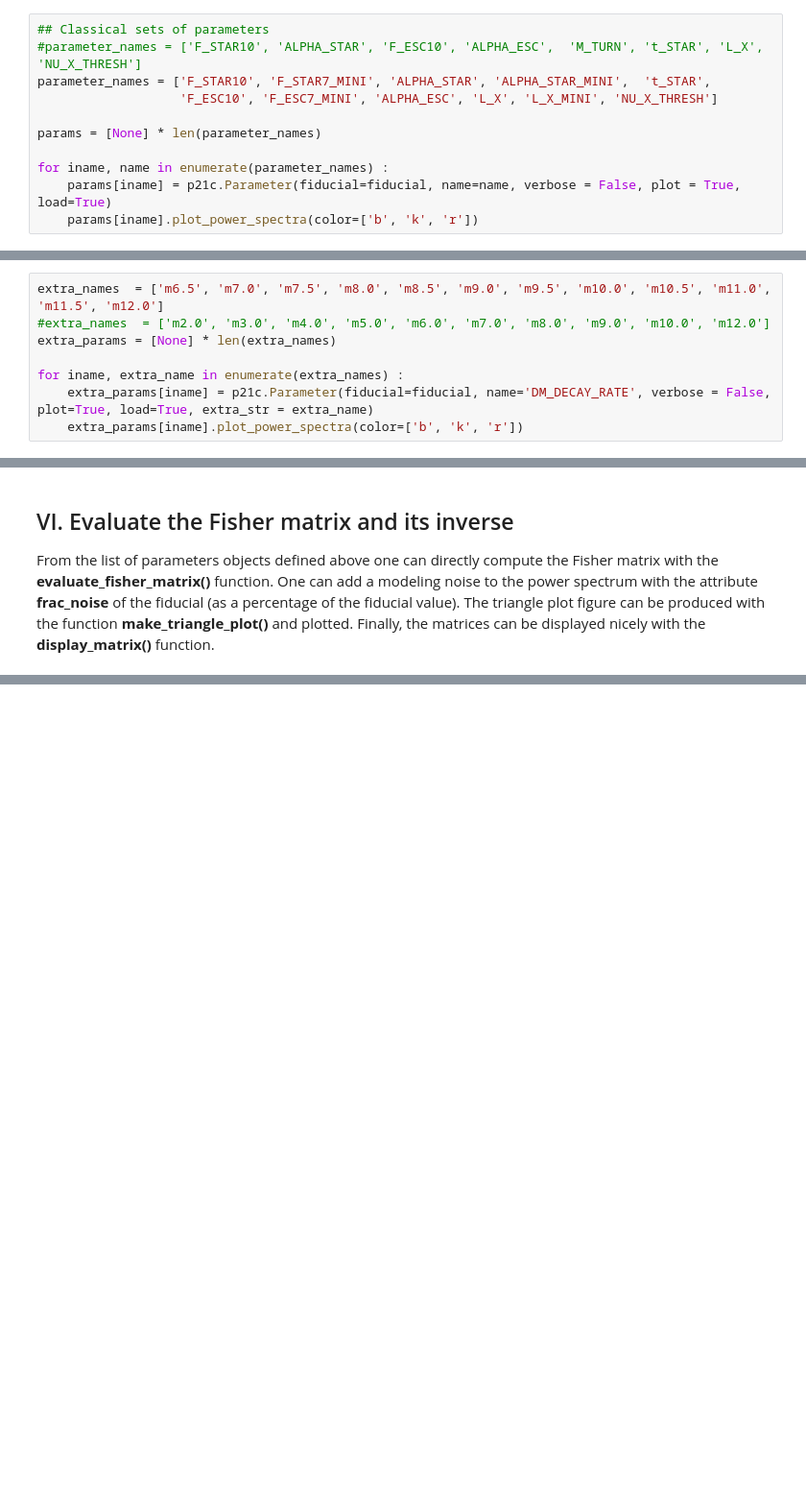
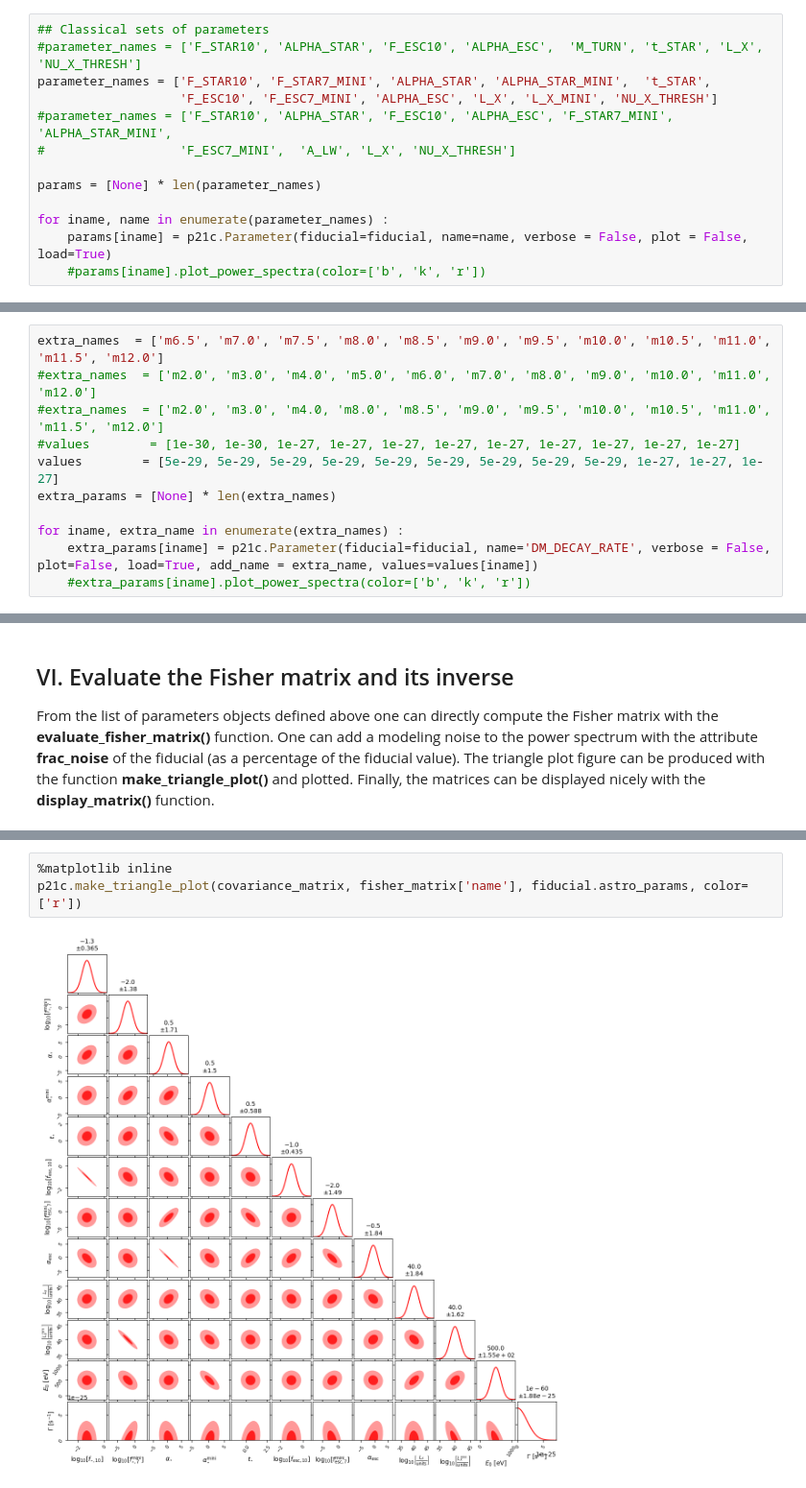
Before and after one commit to gaetanfacchinetti/21cmCAST, a Jupyter notebook: scripts/exec/fisher_constraints.ipynb, the cells around one changed output, grey strips where cells are left out. Shown: that part at 96% size. Drawn from its saved outputs; the diff is of its cells as text; blank space fills up the shorter version.

```diff
--- a/scripts/exec/fisher_constraints.ipynb
+++ b/scripts/exec/fisher_constraints.ipynb
@@ -89,12 +92,14 @@ fiducial.plot_power_spectrum()
 #parameter_names = ['F_STAR10', 'ALPHA_STAR', 'F_ESC10', 'ALPHA_ESC',  'M_TURN', 't_STAR', 'L_X', 'NU_X_THRESH']
 parameter_names = ['F_STAR10', 'F_STAR7_MINI', 'ALPHA_STAR', 'ALPHA_STAR_MINI',  't_STAR',
                    'F_ESC10', 'F_ESC7_MINI', 'ALPHA_ESC', 'L_X', 'L_X_MINI', 'NU_X_THRESH']
+#parameter_names = ['F_STAR10', 'ALPHA_STAR', 'F_ESC10', 'ALPHA_ESC', 'F_STAR7_MINI', 'ALPHA_STAR_MINI',
+#                  'F_ESC7_MINI',  'A_LW', 'L_X', 'NU_X_THRESH']
 
 params = [None] * len(parameter_names)
 
 for iname, name in enumerate(parameter_names) :
-    params[iname] = p21c.Parameter(fiducial=fiducial, name=name, verbose = False, plot = True, load=True)
-    params[iname].plot_power_spectra(color=['b', 'k', 'r'])
+    params[iname] = p21c.Parameter(fiducial=fiducial, name=name, verbose = False, plot = False, load=True)
+    #params[iname].plot_power_spectra(color=['b', 'k', 'r'])
 # %% [output]
 Treating parameter F_STAR10
 Treating parameter F_STAR7_MINI
@@ -111,9 +115,12 @@ Treating parameter NU_X_THRESH
 # %%
 extra_names  = ['m6.5', 'm7.0', 'm7.5', 'm8.0', 'm8.5', 'm9.0', 'm9.5', 'm10.0', 'm10.5', 'm11.0', 'm11.5', 'm12.0']
-#extra_names  = ['m2.0', 'm3.0', 'm4.0', 'm5.0', 'm6.0', 'm7.0', 'm8.0', 'm9.0', 'm10.0', 'm12.0']
+#extra_names  = ['m2.0', 'm3.0', 'm4.0', 'm5.0', 'm6.0', 'm7.0', 'm8.0', 'm9.0', 'm10.0', 'm11.0', 'm12.0']
+#extra_names  = ['m2.0', 'm3.0', 'm4.0, 'm8.0', 'm8.5', 'm9.0', 'm9.5', 'm10.0', 'm10.5', 'm11.0', 'm11.5', 'm12.0']
+#values        = [1e-30, 1e-30, 1e-27, 1e-27, 1e-27, 1e-27, 1e-27, 1e-27, 1e-27, 1e-27, 1e-27]
+values        = [5e-29, 5e-29, 5e-29, 5e-29, 5e-29, 5e-29, 5e-29, 5e-29, 5e-29, 1e-27, 1e-27, 1e-27]
 extra_params = [None] * len(extra_names)
 
 for iname, extra_name in enumerate(extra_names) :
-    extra_params[iname] = p21c.Parameter(fiducial=fiducial, name='DM_DECAY_RATE', verbose = False, plot=True, load=True, extra_str = extra_name)
-    extra_params[iname].plot_power_spectra(color=['b', 'k', 'r'])
+    extra_params[iname] = p21c.Parameter(fiducial=fiducial, name='DM_DECAY_RATE', verbose = False, plot=False, load=True, add_name = extra_name, values=values[iname])
+    #extra_params[iname].plot_power_spectra(color=['b', 'k', 'r'])
 # %% [output]
@@ -172,0 +176,5 @@ Weighted derivative computed from the one_sided derivative
+# %%
+%matplotlib inline
+p21c.make_triangle_plot(covariance_matrix, fisher_matrix['name'], fiducial.astro_params, color=['r'])
+# %% [output]
+[figure, added]
```
Also changed, not shown: parts of 6 cells of this notebook, 10 other files.
